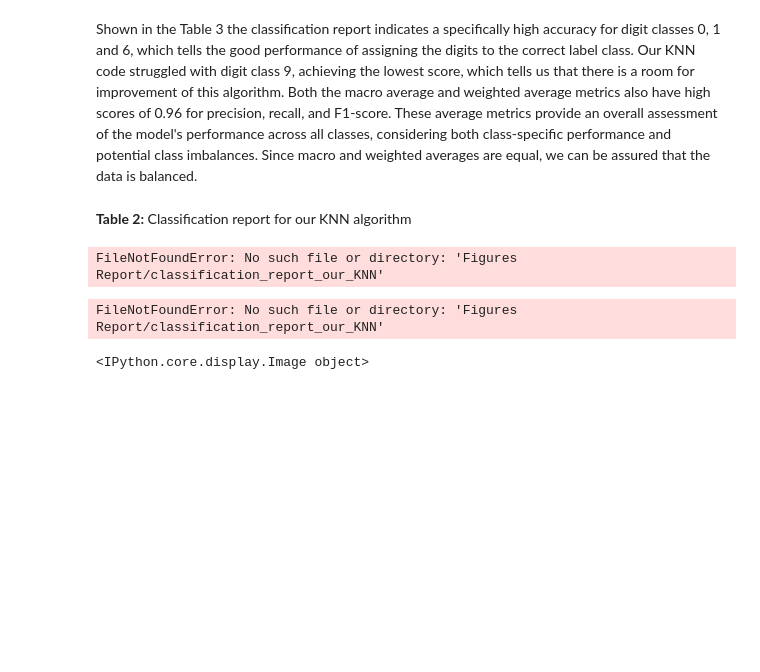
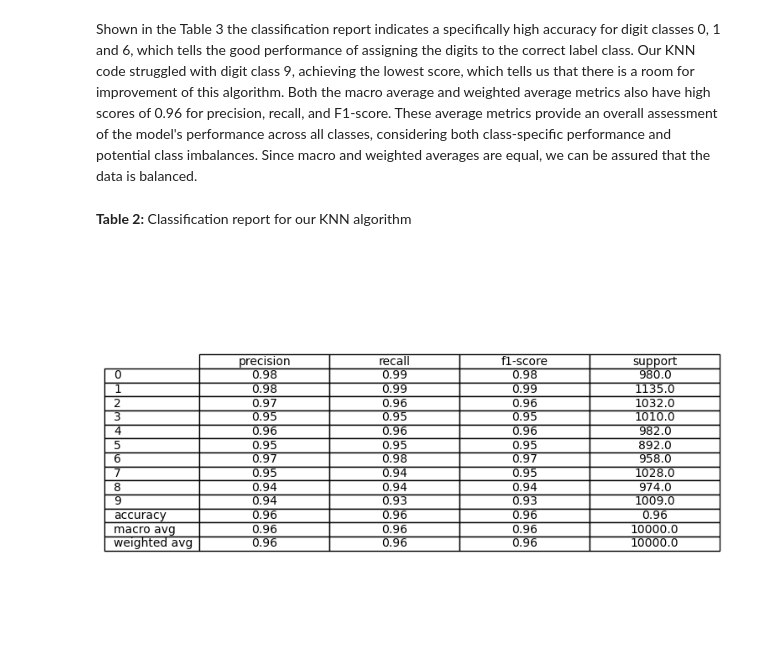
Before and after one commit to datascience-mobi-2023/topic01_team02, a Jupyter notebook: Report/Report final.ipynb, the cells around one changed output. Saved outputs shown, nothing was run; the diff lists cells and outputs as text; code cells hidden in the pictures; blank space fills up the shorter version.

```diff
--- a/Report/Report final.ipynb
+++ b/Report/Report final.ipynb
@@ -194,10 +194,8 @@ Both the macro average and weighted average metrics also have high scores of 0.9
 # %% [markdown]
 **Table 2:** Classification report for our KNN algorithm
 # %%
-display (Image('Figures Report/classification_report_our_KNN',width='50%'))
+display (Image('Figures Report/classification_report_our_KNN.png',width='60%'))
 # %% [output]
-FileNotFoundError: No such file or directory: 'Figures Report/classification_report_our_KNN'
-FileNotFoundError: No such file or directory: 'Figures Report/classification_report_our_KNN'
-<IPython.core.display.Image object>
+[figure, added]
 # %% [markdown]
 Overall, our KNN code performs accurately classifying digits to their own digit class, achieving a high accuracy rate. Further development and improvement of this code could potentially optimize the accuracy of the digit classes with lower scores and serve generally better accuracy score of the whole algorithm.
```
Also changed, not shown: parts of 2 cells of this notebook.
